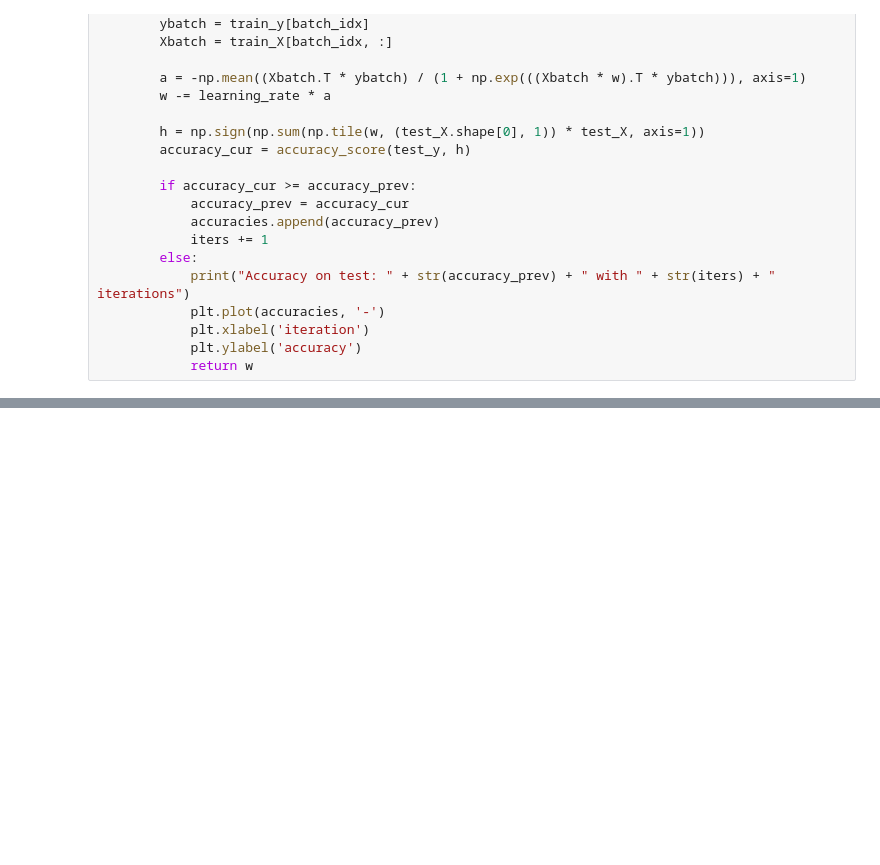
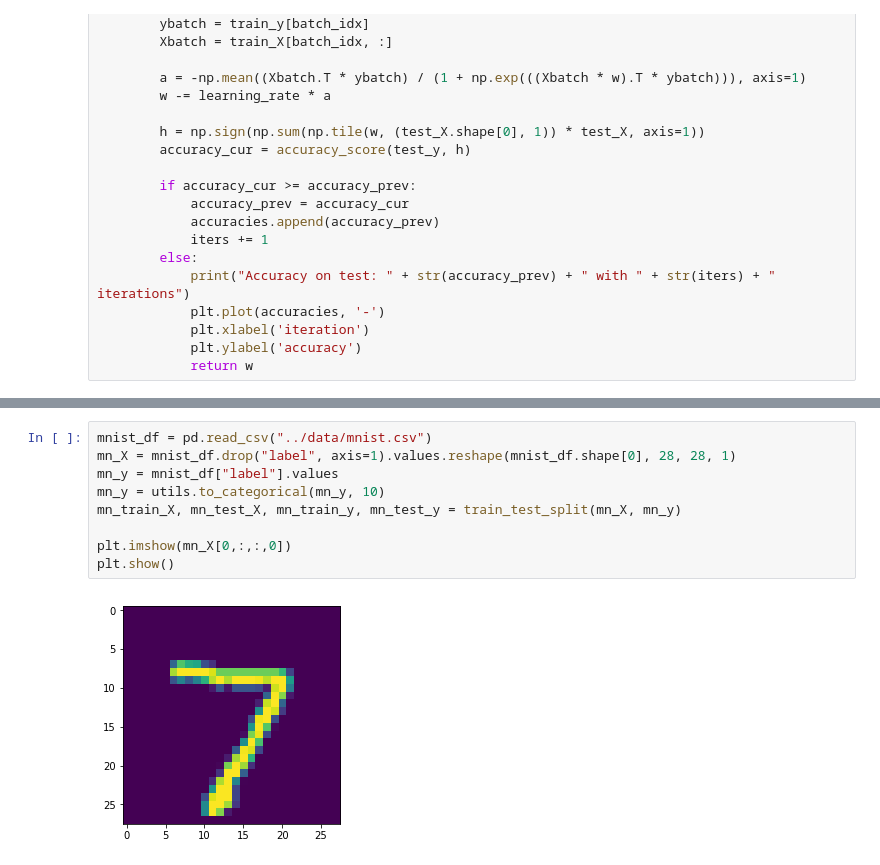
Before and after one commit to isheshukov/bioinf-ml, a Jupyter notebook: hw6/hw6.ipynb, the cells around one changed output, grey strips where cells are left out. Cells and saved outputs as stored; diff of their text form; blank space fills up the shorter version.

```diff
--- a/hw6/hw6.ipynb
+++ b/hw6/hw6.ipynb
@@ -82,0 +85,11 @@ array([-0.42123691,  0.27316023, -0.04555728,  0.44359491,  0.99864199,
+# %%
+mnist_df = pd.read_csv("../data/mnist.csv")
+mn_X = mnist_df.drop("label", axis=1).values.reshape(mnist_df.shape[0], 28, 28, 1)
+mn_y = mnist_df["label"].values
+mn_y = utils.to_categorical(mn_y, 10)
+mn_train_X, mn_test_X, mn_train_y, mn_test_y = train_test_split(mn_X, mn_y)
+
+plt.imshow(mn_X[0,:,:,0])
+plt.show()
+# %% [output]
+[figure, added]
```
Also changed, not shown: parts of 11 cells of this notebook.
